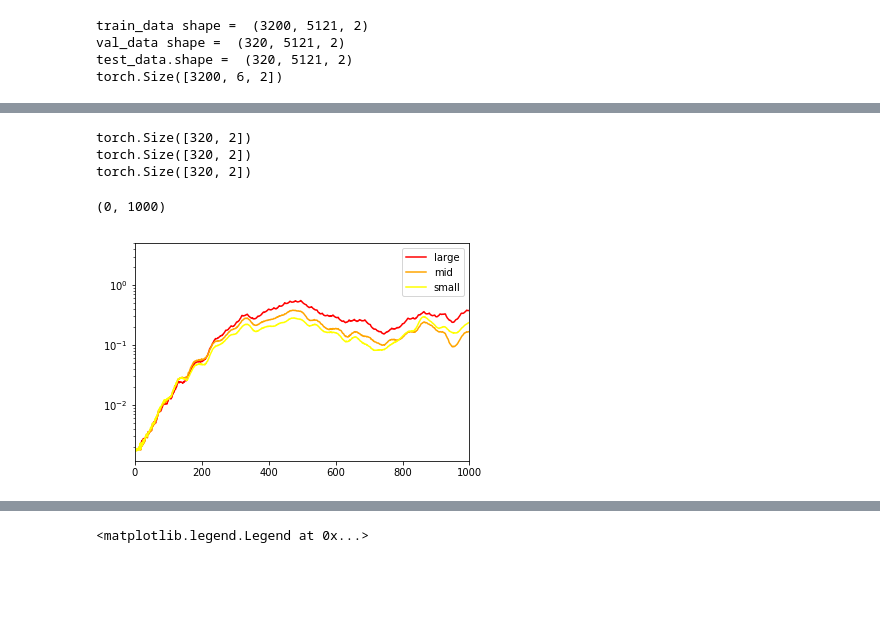
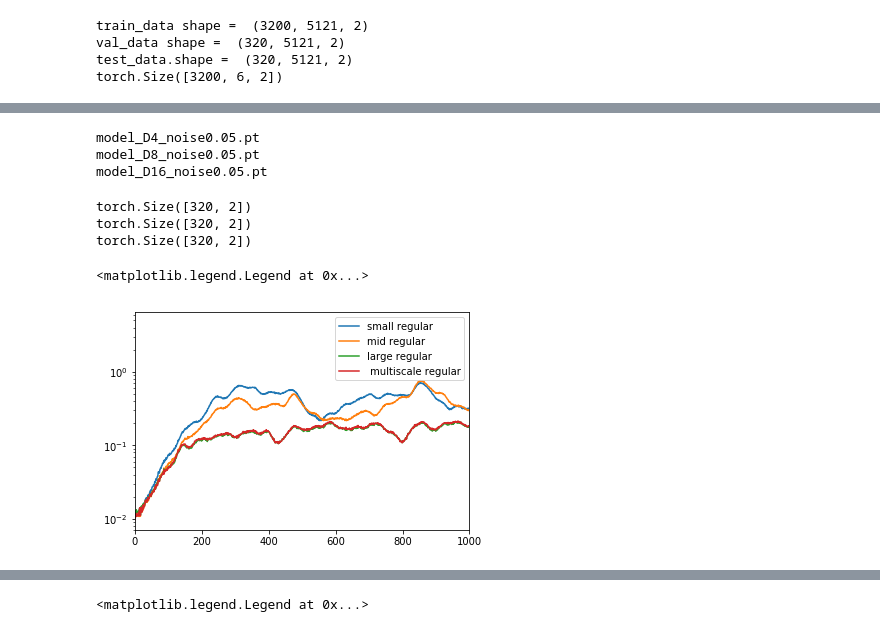
Before and after one commit to KatieJ16/ensemble_HiSTs, a Jupyter notebook: scripts/multiscale_HiTS_exp/three_at_a_time_post.ipynb, the cells around one changed output, grey strips where cells are left out. Drawn from its saved outputs; the diff is of its cells as text; code cells hidden in the pictures; blank space fills up the shorter version.

```diff
--- a/scripts/multiscale_HiTS_exp/three_at_a_time_post.ipynb
+++ b/scripts/multiscale_HiTS_exp/three_at_a_time_post.ipynb
@@ -99,4 +99,30 @@ model_D4_noise0.02_b.pt
 not found
+# %%
+# load models
+models_regular = list()
+model_dir_regular = '../../models/VanDerPol'
+#add letter models and the one without a letter.
+# model_name = 'model_D{}_noise{}.pt'.format(step_size, noise)
+# models.append(torch.load(os.path.join(model_dir, model_name), map_location='cpu'))
+
+for step_size_this in [4,8,16]:
+    # for noise in noise_levels:
+    try:
+        model_name = 'model_D{}_noise{}.pt'.format(step_size_this, noise)
+        print(model_name)
+        models_regular.append(torch.load(os.path.join(model_dir_regular, model_name), map_location='cpu'))
+    except:
+        print("not found")
+        break
+
+for model in models_regular:
+    # fix model consistencies trained on gpus (optional)
+    model.device = 'cpu'
+    model._modules['increment']._modules['activation'] = torch.nn.ReLU()
+# %% [output]
+model_D4_noise0.05.pt
+model_D8_noise0.05.pt
+model_D16_noise0.05.pt
 # %%
 test_data = np.load(os.path.join(data_dir, 'test_noise{}.npy'.format(noise)))
 # %%
@@ -166,14 +192,34 @@ y_pred_list_mid, mse_mid, t_list_mid = predict_single_scale(models[0], step_size
 torch.Size([320, 2])
 torch.Size([320, 2])
 torch.Size([320, 2])
-# %%
-
-plt.semilogy(t_list_large, mse_large, 'r', label = "large")
-plt.semilogy(t_list_mid, mse_mid, 'orange', label = "mid")
-plt.semilogy(t_list, mse_small, 'yellow', label = "small")
-plt.legend()
-plt.xlim([0,1000])
-# plt.ylim([0.0001, 1])
-# %% [output]
-(0, 1000)
-[figure, removed]
+# %%
+
+# plt.semilogy(t_list_large, mse_large, label = "large")
+# plt.semilogy(t_list_mid, mse_mid, label = "mid")
+# plt.semilogy(t_list, mse_small, label = "small")
+
+plt.xlim([0,1000])
+# plt.ylim([0.0001, 1])
+
+n_steps=5000
+y_preds = models_regular[0].uni_scale_forecast(torch.tensor(test_data[:, 0, :]).float(), n_steps=n_steps)
+mse = torch.mean((y_preds - torch.tensor(test_data[:, 1:1+n_steps, :]).float())**2, axis = (0,2))
+plt.plot(mse, label = "small regular")
+
+y_preds = models_regular[1].uni_scale_forecast(torch.tensor(test_data[:, 0, :]).float(), n_steps=n_steps)
+mse = torch.mean((y_preds - torch.tensor(test_data[:, 1:1+n_steps, :]).float())**2, axis = (0,2))
+plt.plot(mse, label = "mid regular")
+
+y_preds = models_regular[2].uni_scale_forecast(torch.tensor(test_data[:, 0, :]).float(), n_steps=n_steps)
+mse = torch.mean((y_preds - torch.tensor(test_data[:, 1:1+n_steps, :]).float())**2, axis = (0,2))
+plt.plot(mse, label = "large regular")
+plt.legend()
+
+y_preds = net_regular.vectorized_multi_scale_forecast(torch.tensor(test_data[:, 0, :]).float().to('cpu'), n_steps=n_steps, models=models_regular)
+mse_regular = torch.mean((y_preds - torch.tensor(test_data[:, 1:1+n_steps, :]).float())**2, axis = (0,2))
+plt.semilogy(mse_regular, label = " multiscale regular")
+
+plt.legend()
+# %% [output]
+<matplotlib.legend.Legend at 0x...>
+[figure, added]
```
Also changed, not shown: parts of 8 cells of this notebook.
